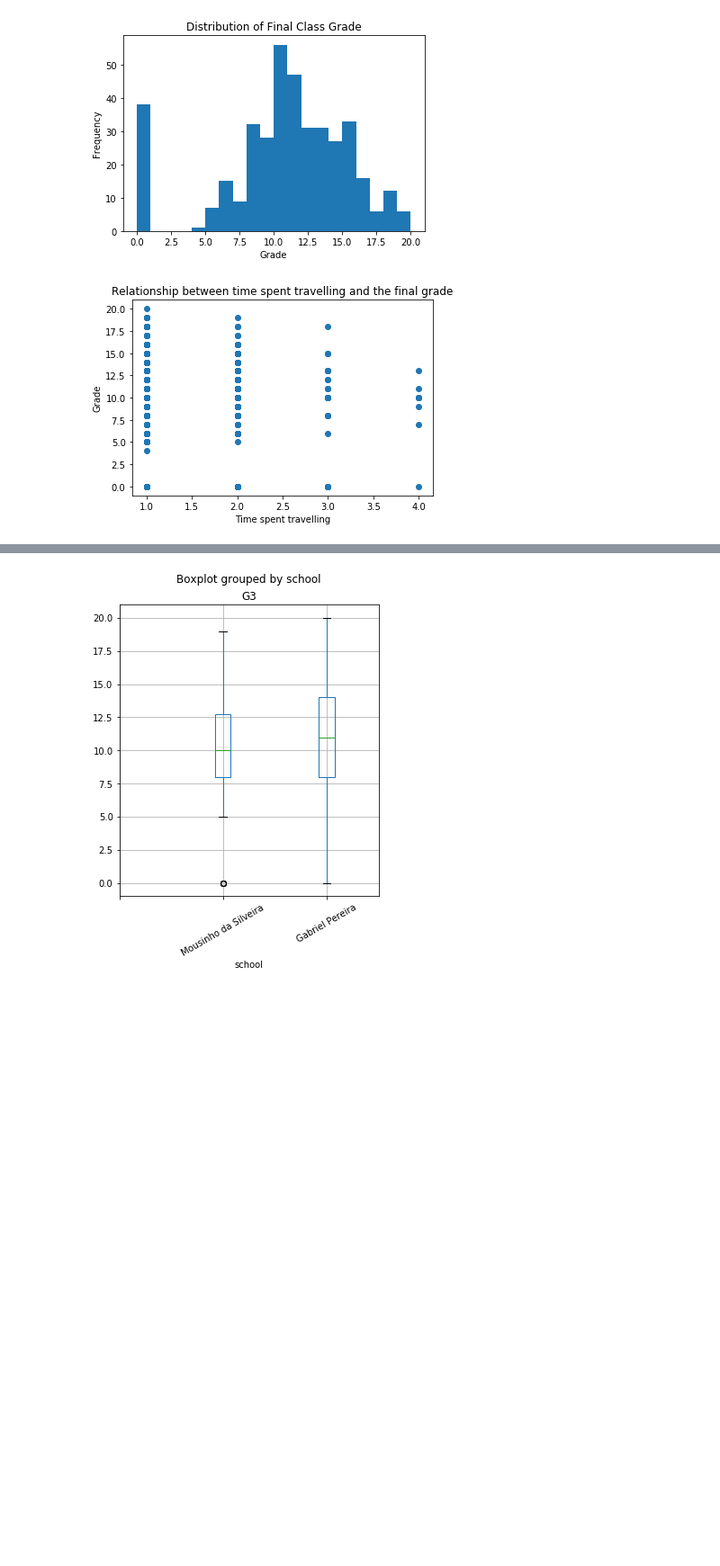
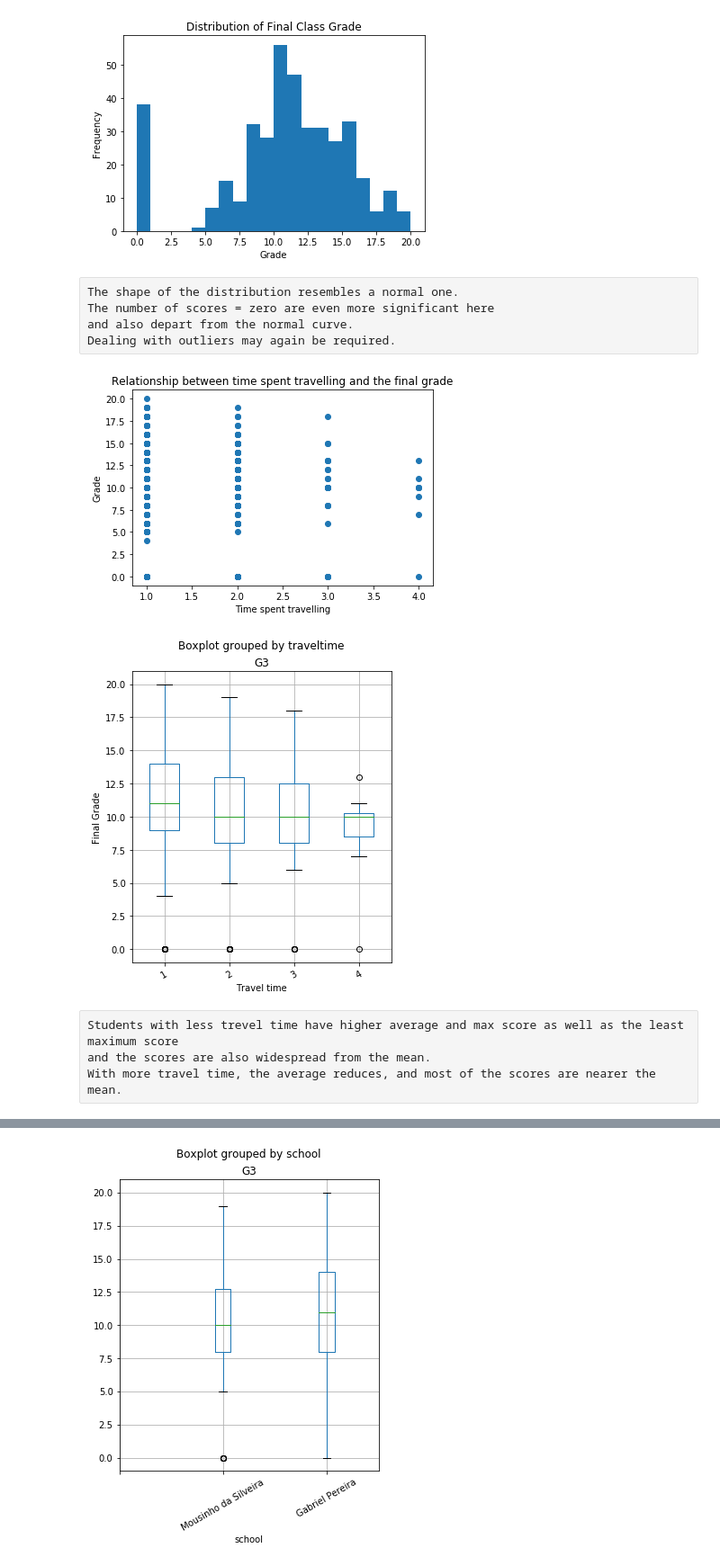
Before and after one commit to Ng-ethe/LearningAnalytics-EducationalDataMining, a Jupyter notebook: LearningAnalytics.ipynb, the cells around one changed output, grey strips where cells are left out. Shown at 90% size. Saved outputs shown, nothing was run; the diff lists cells and outputs as text; code cells hidden in the pictures; blank space fills up the shorter version.

```diff
--- a/LearningAnalytics.ipynb
+++ b/LearningAnalytics.ipynb
@@ -287,16 +324,35 @@ plt.ylabel("Frequency")
 plt.show()
 # %% [output]
 [figure]
+# %% [raw]
+The shape of the distribution resembles a normal one.
+The number of scores = zero are even more significant here
+and also depart from the normal curve.
+Dealing with outliers may again be required.
 # %%
 # Relationship between time spent travelling and the final grade
 
 plt.scatter(student_mat_df.traveltime, student_mat_df.G3)
+#ax = plt.subplot(211)
 plt.title("Relationship between time spent travelling and the final grade")
 plt.xlabel("Time spent travelling")
 plt.ylabel("Grade")
 plt.show()
+
+student_mat_df.boxplot('G3','traveltime',rot = 30,figsize=(5,6))
+#ax = plt.subplot(222)
+#plt.xticks(np.arange(3), ('', 'Female', 'Male'))
+plt.xlabel("Travel time")
+plt.ylabel('Final Grade')
+
+plt.show()
 # %% [output]
 [figure]
+[figure, added]
+# %% [raw]
+Students with less trevel time have higher average and max score as well as the least maximum score
+and the scores are also widespread from the mean.
+With more travel time, the average reduces, and most of the scores are nearer the mean.
 # %%
 plt.scatter(student_mat_df.studytime, student_mat_df.G3)
 plt.title("Relationship between time spent studying and the final grade")
```
Also changed, not shown: parts of 42 cells of this notebook, 2 other files.
